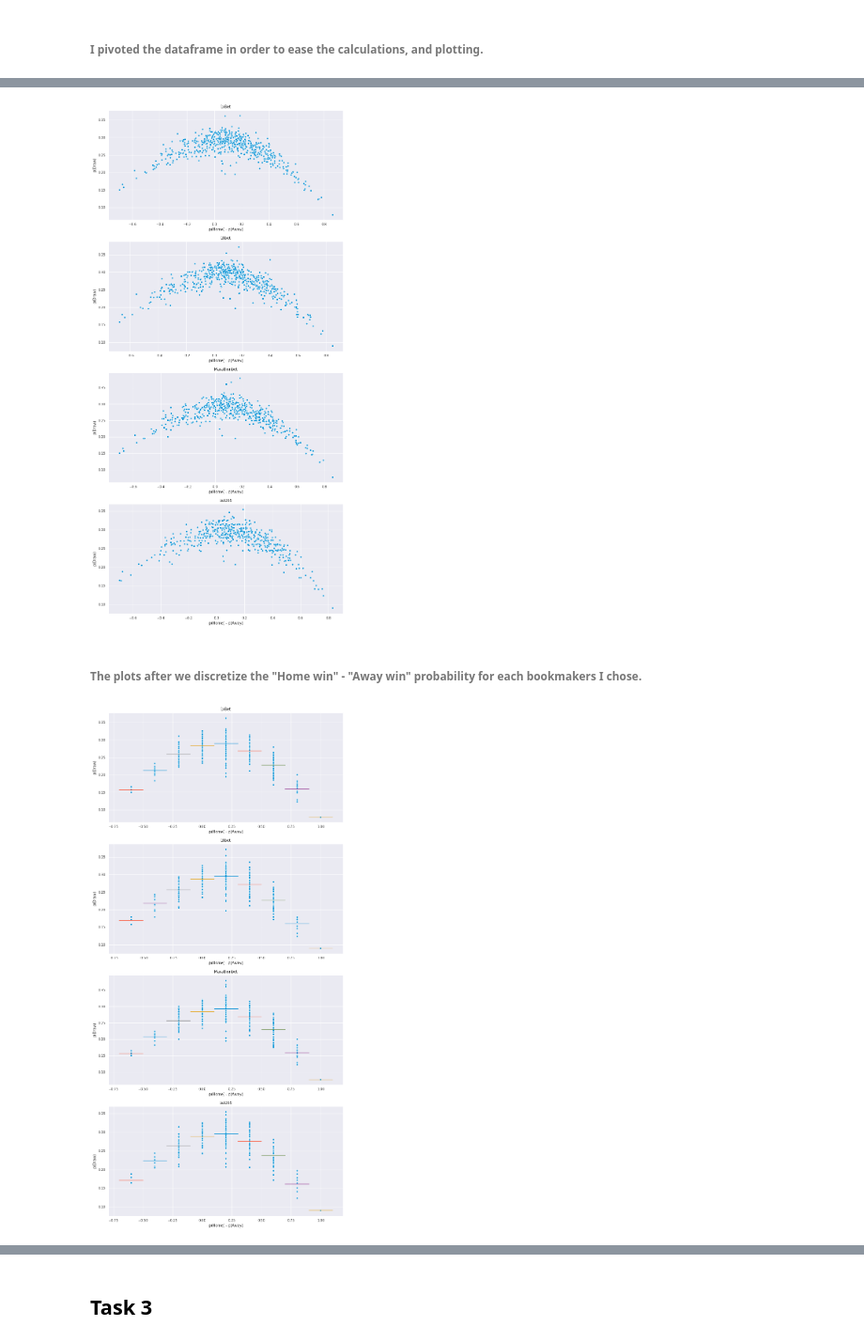
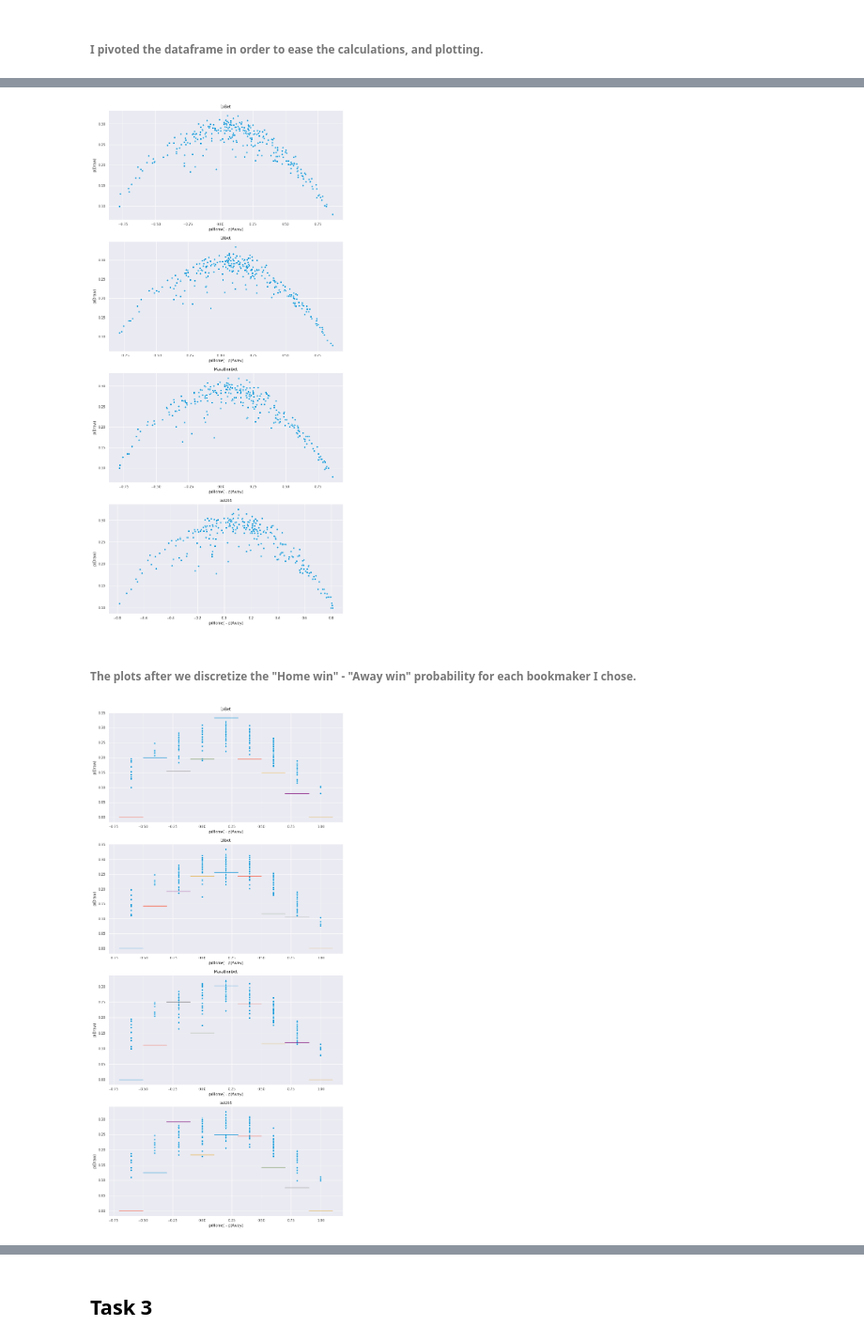
Before and after one commit to kubilay-yavuz/fall19-kubilay-yavuz, a Jupyter notebook: HW1/IE582_hw1.ipynb, the cells around one changed output, grey strips where cells are left out. Shown: that part at 94% size. Saved outputs shown, nothing was run; the diff lists cells and outputs as text; code cells hidden in the pictures.

```diff
--- a/HW1/IE582_hw1.ipynb
+++ b/HW1/IE582_hw1.ipynb
@@ -85,0 +67,17 @@ bets.sample(10)
+# %%
+matches=pd.read_csv("matches.csv")
+premier_lig=matches.loc[matches["league_id"]==148]["match_id"].unique()
+matches=matches.loc[matches["match_id"].isin(premier_lig)]
+
+bets=pd.read_csv("bets.csv")
+bets=bets.loc[bets["match_id"].isin(premier_lig)]
+
+goals=pd.read_csv("goals.csv")
+goals=goals.loc[goals["match_id"].isin(premier_lig)]
+
+booking=pd.read_csv("booking.csv")
+booking=booking.loc[booking["match_id"].isin(premier_lig)]
+
+stats=pd.read_csv("stats.csv")
+stats=stats.loc[stats["match_id"].isin(premier_lig)]
+bets.sample(10)
@@ -109,7 +119,7 @@ dtype: int64
 # %% [markdown]
 ###### We first drop the nonfinished matches in order to perform the task.;
 # %%
-matches_wo_na=matches.loc[~(matches["match_hometeam_score"]).isna()|~(matches["match_awayteam_score"]).isna()]
+matches_wo_na=matches.loc[~(matches["match_status"]).isna()]
 # %%
 home_scores=matches_wo_na["match_hometeam_score"].astype(int)
 away_scores=matches_wo_na["match_awayteam_score"].astype(int)
@@ -229,4 +239,4 @@ bets_pivoted.head()
 # %%
 matches_finished_draw=matches_wo_na.loc[matches_wo_na["match_hometeam_score"]==matches_wo_na["match_awayteam_score"]]["match_id"].values
-bets_pivoted=bets_pivoted.loc[bets_pivoted["match_id"].isin(matches_finished_draw)].reset_index(drop=True)
+# bets_pivoted=bets_pivoted.loc[bets_pivoted["match_id"].isin(matches_finished_draw)].reset_index(drop=True)
 # %% [markdown]
@@ -240,29 +250,30 @@ for i,bm in enumerate(bookmakers):
     axx[i].set_xlabel("p(Home) - p(Away)")
     axx[i].set_ylabel("p(Draw)")
 # %% [output]
-[figure, old version]
+[figure, new version]
 # %% [markdown]
-###### The plots after we discretize the "Home win" - "Away win" probability for each bookmakers I chose.
+###### The plots after we discretize the "Home win" - "Away win" probability for each bookmaker  I chose.
 # %%
 bets_pivoted["home_minus_away_disc"]=bets_pivoted["home_minus_away"].apply(lambda x:-0.8 if -1<x<=-0.8
                                             else -0.6 if -0.8<x<=-0.6
                                             else -0.4 if -0.6<x<=-0.4
                                             else -0.2 if -0.4<x<=-0.2
                                             else 0 if -0.2<x<=0
                                             else 0.2 if 0<x<=0.2
                                             else 0.4 if 0.2<x<=0.4
                                             else 0.6 if 0.4<x<=0.6
                                             else 0.8 if 0.6<x<=0.8
                                             else 1)
 _,axx=plt.subplots(4,figsize=(10,23))
 for i,bm in enumerate(bookmakers):
     bm_bets=bets_pivoted.loc[bets_pivoted["odd_bookmakers"]==bm]
     sns.scatterplot(x=bm_bets["home_minus_away_disc"], y=bm_bets["probs_x"],ax=axx[i])
     for prob in bm_bets["home_minus_away_disc"].value_counts().index:
-        mean_=bm_bets.loc[bm_bets["home_minus_away_disc"]==prob]["probs_x"].mean()
-        sns.lineplot(x=[prob-0.1,prob+0.1],y=[mean_,mean_],ax=axx[i])
+        draw_f=len(bm_bets.loc[(bm_bets["home_minus_away_disc"]==prob)&(bm_bets["match_id"].isin(matches_finished_draw))])
+        all_f=len(bm_bets.loc[(bm_bets["home_minus_away_disc"]==prob)])
+        sns.lineplot(x=[prob-0.1,prob+0.1],y=[draw_f/all_f,draw_f/all_f],ax=axx[i])
     axx[i].set_title(bm)
     axx[i].set_xlabel("p(Home) - p(Away)")
     axx[i].set_ylabel("p(Draw)")
 # %% [output]
-[figure, old version]
+[figure, new version]
```
Also changed, not shown: parts of 25 cells of this notebook.
